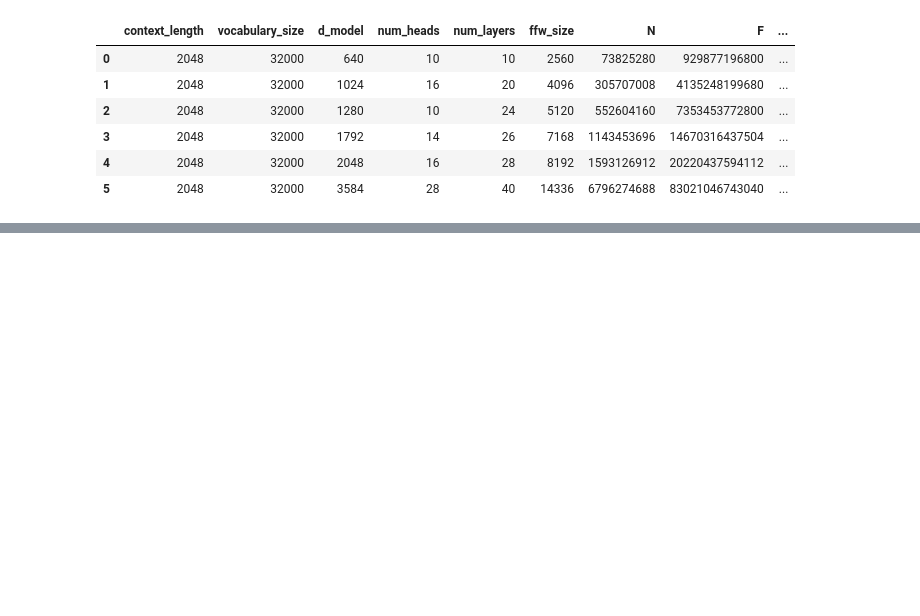
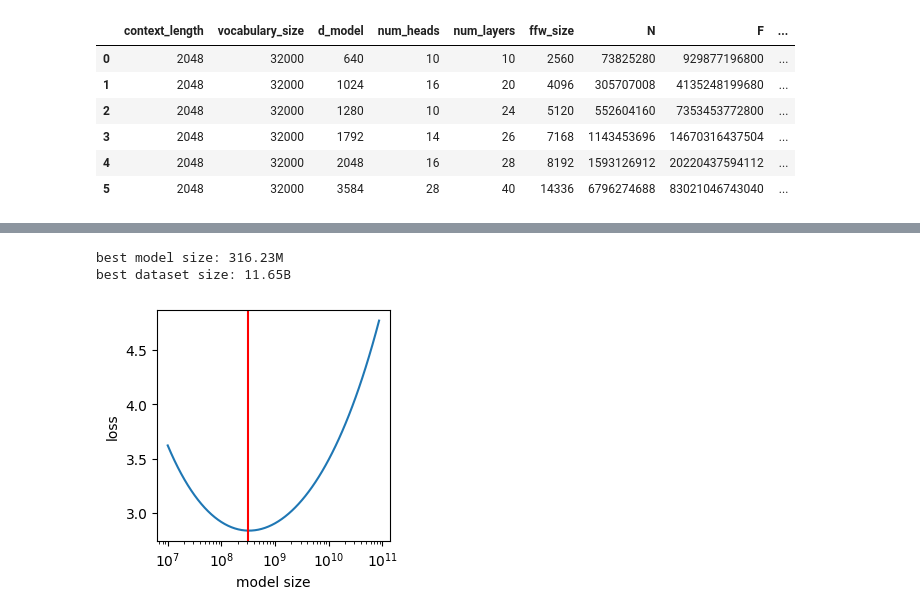
Before and after one commit to petkokp/llm_notebooks, a Jupyter notebook: small_gpt/experiments/scaling_laws_experiments.ipynb, the cells around one changed output, grey strips where cells are left out. Cells and saved outputs as stored; diff of their text form; code cells hidden in the pictures; blank space fills up the shorter version.

```diff
--- a/small_gpt/experiments/scaling_laws_experiments.ipynb
+++ b/small_gpt/experiments/scaling_laws_experiments.ipynb
@@ -116,0 +156,21 @@ df
+# %%
+c = 2.21e19 # from table A3 (compute)
+
+def plot_optimal_model_dataset_size(c, ns = 10 ** np.arange(7, 11, step=2**-4)): # default sizes from 10M to 100B
+    ds = c / (6 * ns)
+    losses = L(ns, ds)
+    best = np.argmin(losses)
+    print(f"best model size: {ns[best]/1e6:.2f}M")
+    print(f"best dataset size: {ds[best]/1e9:.2f}B")
+    plt.figure(figsize=(3,3))
+    plt.plot(ns, losses)
+    plt.xscale('log')
+    plt.axvline(ns[best], color='red')
+    plt.xlabel('model size')
+    plt.ylabel('loss')
+
+plot_optimal_model_dataset_size(c)
+# %% [output]
+best model size: 316.23M
+best dataset size: 11.65B
+[figure, added]
```
Also changed, not shown: parts of 4 cells of this notebook.
